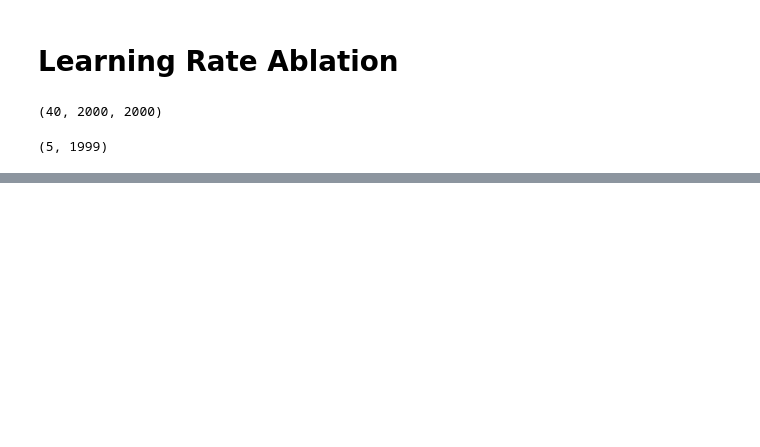
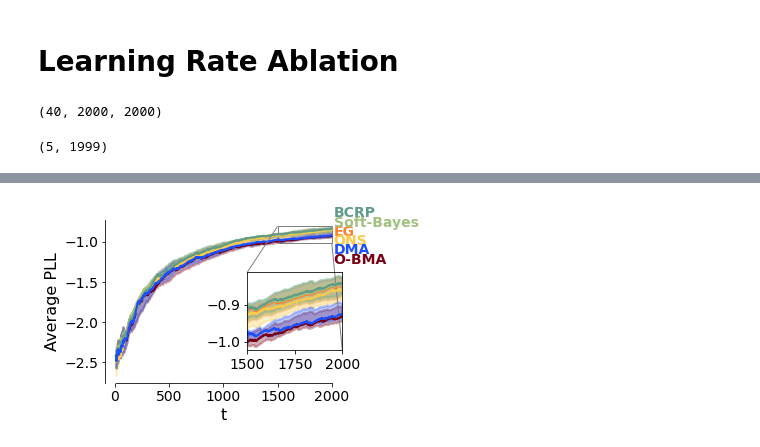
Before and after one commit to DanWaxman/OnlineBayesianStacking, a Jupyter notebook: OnlineVIExperiment/results.ipynb, the cells around one changed output, grey strips where cells are left out. Cells and saved outputs as stored; diff of their text form; code cells hidden in the pictures; blank space fills up the shorter version.

```diff
--- a/OnlineVIExperiment/results.ipynb
+++ b/OnlineVIExperiment/results.ipynb
@@ -1264,6 +1342,6 @@ Text(0, 0.5, 'Average PLL')
 # %%
-labels = ["EG (1e0)", "EG (1e-1)", 'EG (1e-2)', 'EG (1e-3)', 'EG (1e-4)', 'O-BMA', 'Soft-Bayes','BCRP', "ON (1e-4)", "ON (1e-3)", "ON (1e-2)", "ON (1e-1)", "ON (1e0)"]
-rewards = [reward_t_egm0[:,10:], reward_t_egm1[:,10:], reward_t_egm2[:, 10:],  reward_t_egm3[:,10:], reward_t_egm4[:,10:],reward_t_bma[:,10:], reward_t_softbayes[:,10:],reward_t_static[:,10:],reward_t_ons_m4[:,10:], reward_t_ons_m3[:,10:], reward_t_ons_m2[:,10:], reward_t_ons_m1[:,10:], reward_t_ons_m0[:, 10:]]
+labels = ["EG (1e0)", "EG (1e-1)", 'EG (1e-2)', 'EG (1e-3)', 'EG (1e-4)', 'O-BMA',  "O-BMA (0.8)", "O-BMA (0.1)", 'Soft-Bayes','BCRP', "ON (1e-4)", "ON (1e-3)", "ON (1e-2)", "ON (1e-1)", "ON (1e0)", 'DMA']
+rewards = [reward_t_egm0[:,10:], reward_t_egm1[:,10:], reward_t_egm2[:, 10:],  reward_t_egm3[:,10:], reward_t_egm4[:,10:],reward_t_bma[:,10:], reward_t_bma_08[:,10:], reward_t_bma_01[:,10:], reward_t_softbayes[:,10:],reward_t_static[:,10:],reward_t_ons_m4[:,10:], reward_t_ons_m3[:,10:], reward_t_ons_m2[:,10:], reward_t_ons_m1[:,10:], reward_t_ons_m0[:, 10:], reward_t_dma[:,10:]]
 # %%
 for i, label_and_result in enumerate(zip(labels, rewards)):
     label, rewards = label_and_result
@@ -1297,0 +1379,95 @@ array([[-2.419304  , -2.47625006, -2.44750012, ..., -0.8756835 ,
+# %%
+import matplotlib.pyplot as plt
+from mpl_toolkits.axes_grid1.inset_locator import inset_axes, mark_inset
+
+# Suppose these are your data arrays (replace with your actual data)
+import numpy as np
+N = 2000
+labels = ["EG", "O-BMA", "ONS", "Soft-Bayes", "BCRP", "DMA"]
+
+# Main figure and axes
+fig, ax = plt.subplots(figsize=(4.25, 3))
+
+# Main plot
+# reward_t_bma
+# reward_t_ons
+# reward_t_eg
+# reward_t_softbayes
+# reward_t_static
+make_plot(
+    np.arange(10, N-1),
+    [
+        reward_t_eg[:, 10:],
+        reward_t_bma[:, 10:],
+        reward_t_ons[:, 10:],
+        reward_t_softbayes[:, 10:],
+        reward_t_static[:, 10:],
+        reward_t_dma[:, 10:]
+    ],
+    labels,
+    colors,
+    ax,
+    offsets=[-0.03, -0.3, -0.135, 0.08, 0.2, -0.18]
+)
+
+ax.set_xlabel("t")
+ax.set_ylabel("Average PLL")
+
+# Create the inset axes in the lower-right corner
+# width="40%" and height="40%" is just an example sizing
+ax_inset = inset_axes(
+    ax,
+    width="40%",
+    height="40%",
+    loc="lower right",
+    bbox_to_anchor=(0.0, 0.2, 1.0, 1.2),
+    bbox_transform=ax.transAxes,  # interpret bbox in ax's coordinate system
+    borderpad=0
+)
+
+def make_inset_plot(x, y, colors, ax, linestyle="solid"):
+    for i, label in enumerate(labels):
+        y_mean = np.mean(y[i], axis=0)
+        y_std = np.std(y[i], axis=0)
+
+        ax.plot(
+            x,
+            np.quantile(y[i], 0.5, axis=0),
+            color=colors[i],
+            linewidth=2,
+            linestyle=linestyle,
+        )
+
+        ax.fill_between(
+            x,
+            np.quantile(y[i], 0.1, axis=0),
+            np.quantile(y[i], 0.9, axis=0),
+            color=colors[i],
+            linewidth=2,
+            alpha=0.3,
+        )
+
+# Replot (or partially re-plot) only the region of interest in the inset
+make_inset_plot(
+    np.arange(1500, N-1),
+    [
+        reward_t_eg[:, 1500:],
+        reward_t_bma[:, 1500:],
+        reward_t_ons[:, 1500:],
+        reward_t_softbayes[:, 1500:],
+        reward_t_static[:, 1500:],
+        reward_t_dma[:, 1500:]
+    ],
+    colors,
+    ax_inset
+)
+# Zoom in on t > 1500
+ax_inset.set_xlim(1500, N)
+
+# If you'd like to draw connecting lines highlighting the zoomed region:
+mark_inset(ax, ax_inset, loc1=2, loc2=4, fc="none", ec="0.5")
+
+plt.savefig("BONG_with_DMA.pdf", bbox_inches="tight")
+plt.show()
+# %% [output]
+[figure, added]
```
Also changed, not shown: parts of 16 cells of this notebook, 8 other files.
